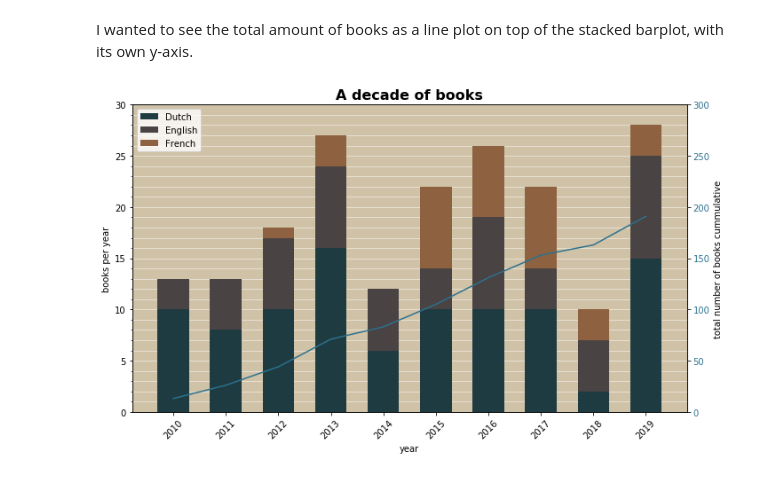
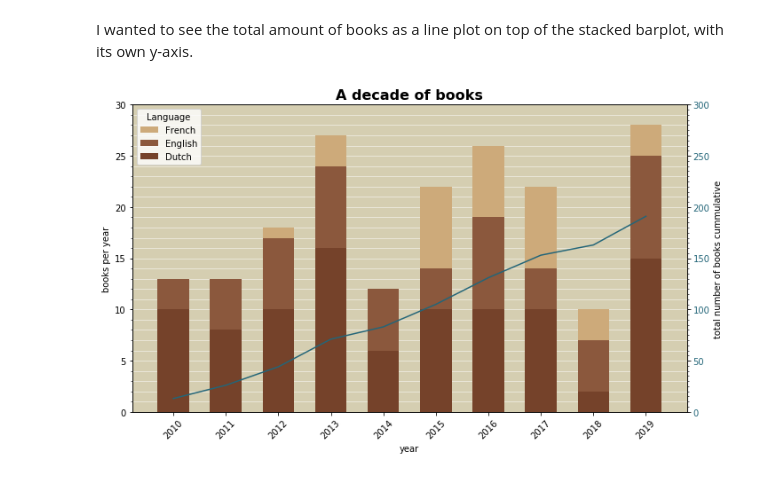
Before and after one commit to olivierspoor/data, a Jupyter notebook: adecadeofbooks/Books.ipynb, the cells around one changed output. Saved outputs shown, nothing was run; the diff lists cells and outputs as text; code cells hidden in the pictures.

Commit message:
color scheme for final plot | minor adjustments in text

```diff
--- a/adecadeofbooks/Books.ipynb
+++ b/adecadeofbooks/Books.ipynb
@@ -95,37 +93,47 @@ I wanted to see the total amount of books as a line plot on top of the stacked b
 # %%
 from matplotlib.ticker import MultipleLocator
 
 fig, ax1 = plt.subplots(figsize=(10,6))
 
-ax1.set_facecolor('#CFC2A7')
+ax1.set_facecolor('#D5CEB1')
 
 ax1.set_xlabel('year')
 plt.xticks(books_per_year.index, rotation=45)
+
+# books per year
 plt.yticks(ticks=[*range(0,30)])
 ax1.yaxis.set_minor_locator(MultipleLocator(1))
 ax1.yaxis.set_major_locator(MultipleLocator(5))
-
-ax1.set_ylabel('books per year')
-ax1.bar(books_per_year.index, books_per_year.Dutch, width=0.6, label='Dutch', color='#1E3B42')
-ax1.bar(books_per_year.index, books_per_year.English, width=0.6, label='English', color='#4A4343', bottom=books_per_year.Dutch)
-ax1.bar(books_per_year.index, books_per_year.French, width=0.6, label='French', color='#8E6240', bottom=books_per_year.English+books_per_year.Dutch)
 ax1.set(ylim=(0, 30))
 
 ax1.set_axisbelow(True)
 ax1.grid(color='white', which='minor', axis='y', linestyle='-', linewidth=.5)
 
-ax1.legend()
 
+ax1.set_ylabel('books per year')
+ax1.bar(books_per_year.index, books_per_year.Dutch, width=0.6, label='Dutch', color='#75422A')
+ax1.bar(books_per_year.index, books_per_year.English, width=0.6, label='English', color='#8B583D', bottom=books_per_year.Dutch)
+ax1.bar(books_per_year.index, books_per_year.French, width=0.6, label='French', color='#CDAA7A', bottom=books_per_year.English+books_per_year.Dutch)
+
+
+# invert legend as to follow the same order as bars
+handles, labels = ax1.get_legend_handles_labels()
+ax1.legend(handles[::-1], labels[::-1], title='Language', loc='upper left')
+
+# second axis
 ax2 = ax1.twinx()
 
+# total number of books
 ax2.set_ylabel('total number of books cummulative')
-ax2.plot(total_per_year_cummulative, color='#2D728F')
-ax2.tick_params(axis='y', labelcolor='#2D728F')
+ax2.plot(total_per_year_cummulative, color='#246679')
+ax2.tick_params(axis='y', labelcolor='#246679')
 ax2.set(ylim=(0, 300))
+ax2.yaxis.set_minor_locator(MultipleLocator(5))
+ax2.yaxis.set_major_locator(MultipleLocator(50))
 
 
 plt.title('A decade of books', fontdict={'fontsize':'16', 'fontweight':'bold'})
 fig.tight_layout()
 plt.show()
 # %% [output]
-[figure, old version]
+[figure, new version]
```
Also changed, not shown: parts of 4 cells of this notebook.
